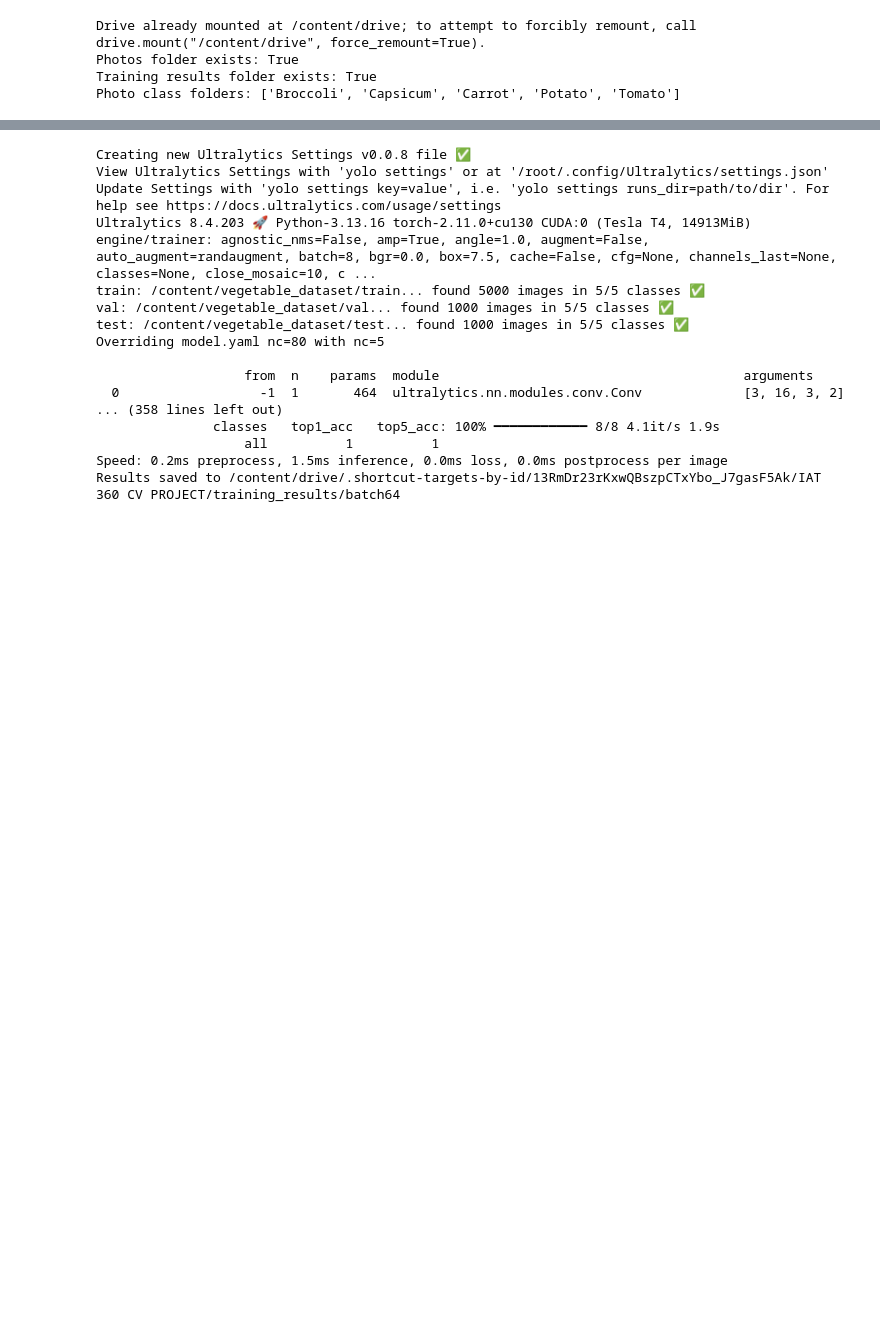
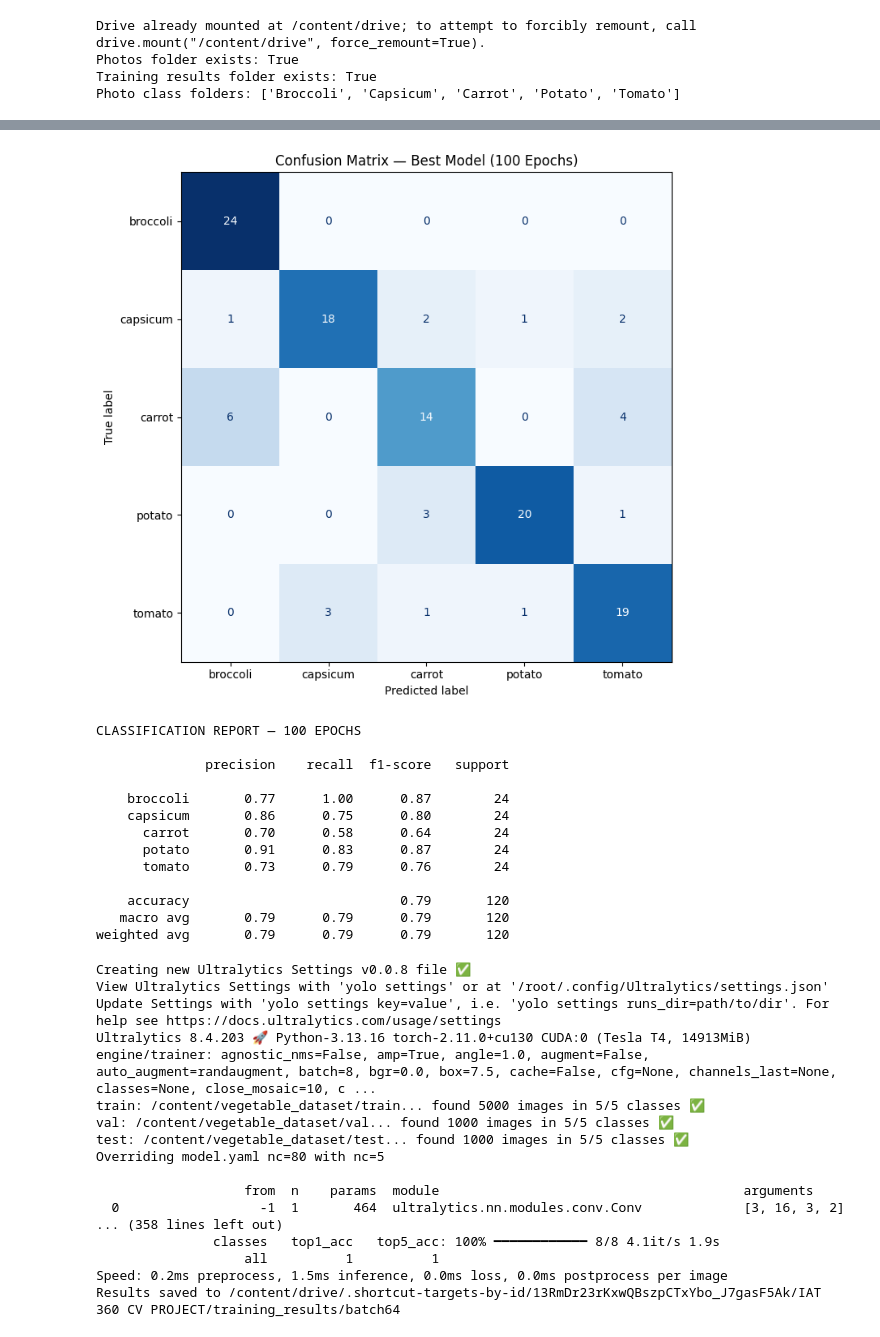
Before and after one commit to sumerahmughal/iat360-vegetable-recognition, a Jupyter notebook: notebooks/Antony_Epoch_Experiments.ipynb, the cells around one changed output, grey strips where cells are left out. Cells and saved outputs as stored; diff of their text form; code cells hidden in the pictures; blank space fills up the shorter version.

Commit message:
With final Matrix

```diff
--- a/notebooks/Antony_Epoch_Experiments.ipynb
+++ b/notebooks/Antony_Epoch_Experiments.ipynb
@@ -416,0 +458,13 @@ Evaluating 25 epochs...
+# %%
+from collections import Counter
+
+errors = all_results["100 epochs"]["errors"]
+
+confusion = Counter(
+    (e["actual"], e["predicted"]) for e in errors
+)
+
+print("CONFUSION BREAKDOWN — 100 EPOCHS\n")
+
+for (actual, predicted), count in sorted(confusion.items()):
+    print(f"{actual} → {predicted}: {count}")
@@ -417,3 +485,70 @@ Evaluating 25 epochs...
+# %%
+import numpy as np
+import matplotlib.pyplot as plt
+from sklearn.metrics import ConfusionMatrixDisplay, classification_report
+
+# Fixed class order
+classes = ["broccoli", "capsicum", "carrot", "potato", "tomato"]
+
+# Create 5 x 5 confusion matrix
+cm = np.zeros((5, 5), dtype=int)
+
+# Add correctly classified images (diagonal)
+results = all_results["100 epochs"]
+
+for i, actual in enumerate(classes):
+    cm[i, i] = results["classes"][actual]["correct"]
+
+# Add incorrectly classified images
+for error in results["errors"]:
+    actual_index = classes.index(error["actual"])
+    predicted_index = classes.index(error["predicted"])
+    cm[actual_index, predicted_index] += 1
+
+# Display confusion matrix
+fig, ax = plt.subplots(figsize=(9, 7))
+
+disp = ConfusionMatrixDisplay(
+    confusion_matrix=cm,
+    display_labels=classes
+)
+
+disp.plot(
+    ax=ax,
+    cmap="Blues",
+    values_format="d",
+    colorbar=False
+)
+
+plt.title("Confusion Matrix — Best Model (100 Epochs)")
+plt.tight_layout()
+plt.show()
+
+# Performance metrics
+print("CLASSIFICATION REPORT — 100 EPOCHS\n")
+
+print(classification_report(
+    [classes[i] for i in range(5) for _ in range(cm[i].sum())],
+    [classes[j] for i in range(5) for j in range(5)
+     for _ in range(cm[i, j])],
+    labels=classes,
+    zero_division=0
+))
+# %% [output]
+[figure, added]
+CLASSIFICATION REPORT — 100 EPOCHS
+
+              precision    recall  f1-score   support
+
+    broccoli       0.77      1.00      0.87        24
+    capsicum       0.86      0.75      0.80        24
+      carrot       0.70      0.58      0.64        24
+      potato       0.91      0.83      0.87        24
+      tomato       0.73      0.79      0.76        24
+
+    accuracy                           0.79       120
+   macro avg       0.79      0.79      0.79       120
+weighted avg       0.79      0.79      0.79       120
 # %%
 
 from ultralytics import YOLO
```
Also changed, not shown: parts of 3 cells of this notebook.
